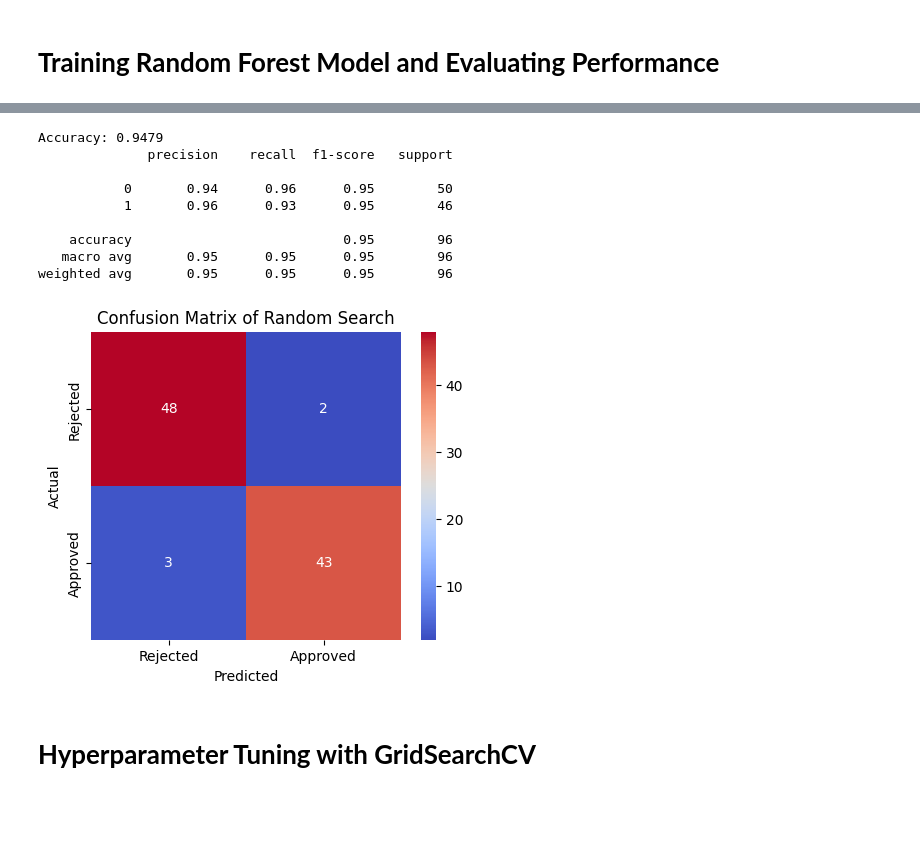
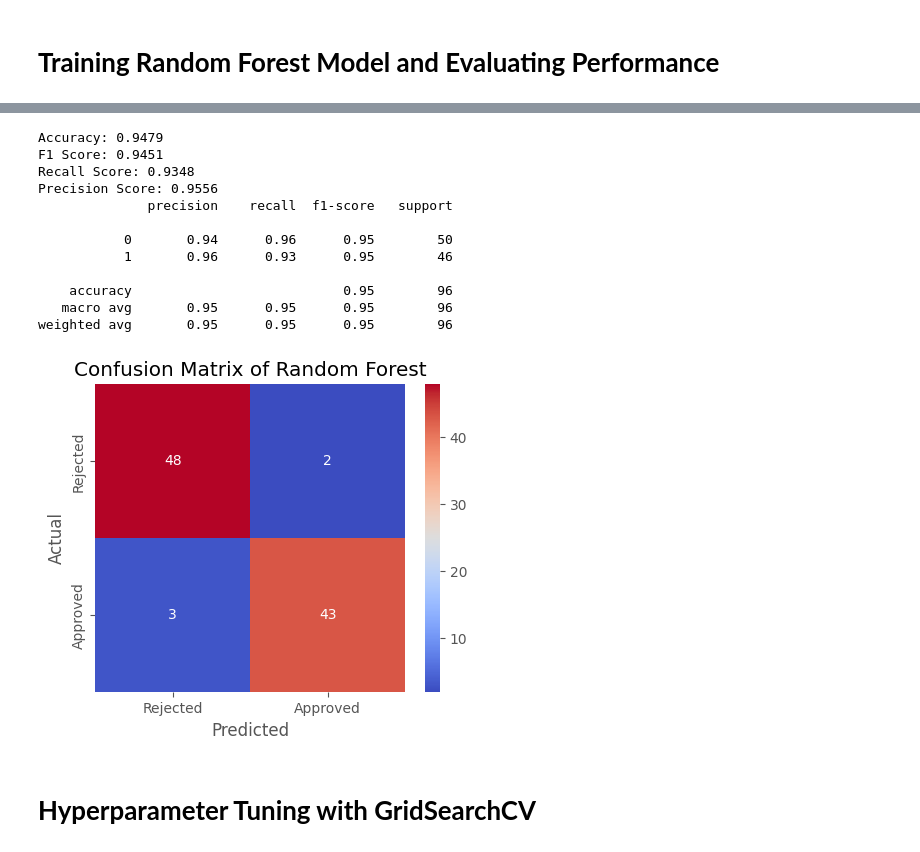
Before and after one commit to aliirshad3098/InternIntelligence_HyperParameterTuningProject, a Jupyter notebook: HyperParameterTuningProject.ipynb, the cells around one changed output, grey strips where cells are left out. Drawn from its saved outputs; the diff is of its cells as text; code cells hidden in the pictures; blank space fills up the shorter version.

```diff
--- a/HyperParameterTuningProject.ipynb
+++ b/HyperParameterTuningProject.ipynb
@@ -363,27 +386,39 @@ X_train, X_test, y_train, y_test = train_test_split(X, y, test_size=0.2, random_
 # %%
-rf_model = RandomForestClassifier(n_estimators=500, random_state=42)
-rf_model.fit(X_train, y_train)
+#Predicting X_test
 y_pred = rf_model.predict(X_test)
+
+# Performance Metrices
 rf_acc = accuracy_score(y_test, y_pred)
+rf_f1_score=f1_score(y_test, y_pred)
+rf_recall_score=recall_score(y_test, y_pred)
+rf_precision_score=precision_score(y_test, y_pred)
 print(f"Accuracy: {rf_acc:.4f}")
+print(f"F1 Score: {rf_f1_score:.4f}")
+print(f"Recall Score: {rf_recall_score:.4f}")
+print(f"Precision Score: {rf_precision_score:.4f}")
+
+#Confusion Matrix
 print(classification_report(y_test, y_pred))
 cm = confusion_matrix(y_test, y_pred)
 plt.figure(figsize=(5, 4))
 sns.heatmap(cm, annot=True, fmt='d', cmap="coolwarm", xticklabels=["Rejected", "Approved"], yticklabels=["Rejected", "Approved"])
 plt.xlabel("Predicted")
 plt.ylabel("Actual")
 plt.title("Confusion Matrix of Random Forest")
 plt.show()
 # %% [output]
 Accuracy: 0.9479
+F1 Score: 0.9451
+Recall Score: 0.9348
+Precision Score: 0.9556
               precision    recall  f1-score   support
 
            0       0.94      0.96      0.95        50
            1       0.96      0.93      0.95        46
 
     accuracy                           0.95        96
    macro avg       0.95      0.95      0.95        96
 weighted avg       0.95      0.95      0.95        96
-[figure, old version]
+[figure, new version]
 # %% [markdown]
 # **Hyperparameter Tuning with GridSearchCV**
```
Also changed, not shown: parts of 29 cells of this notebook.
